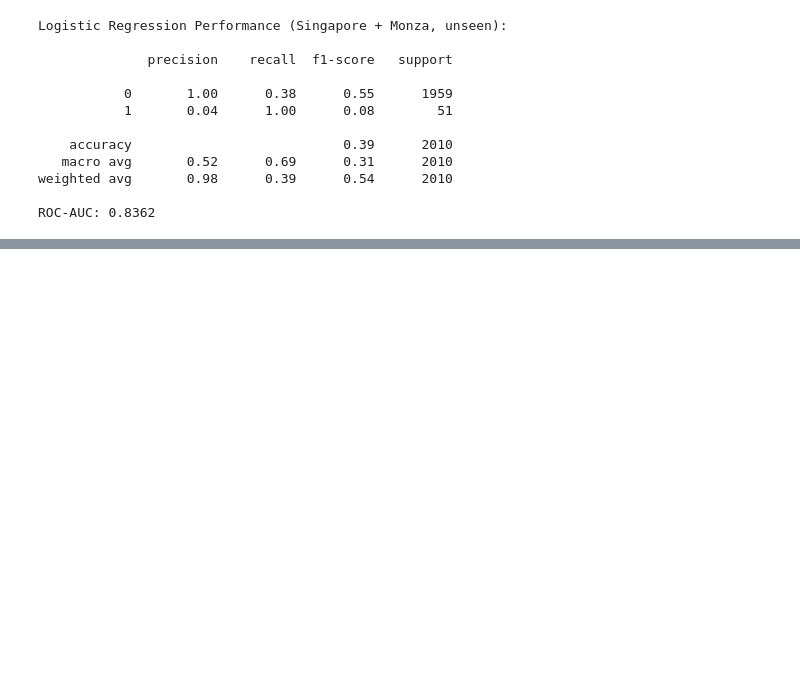
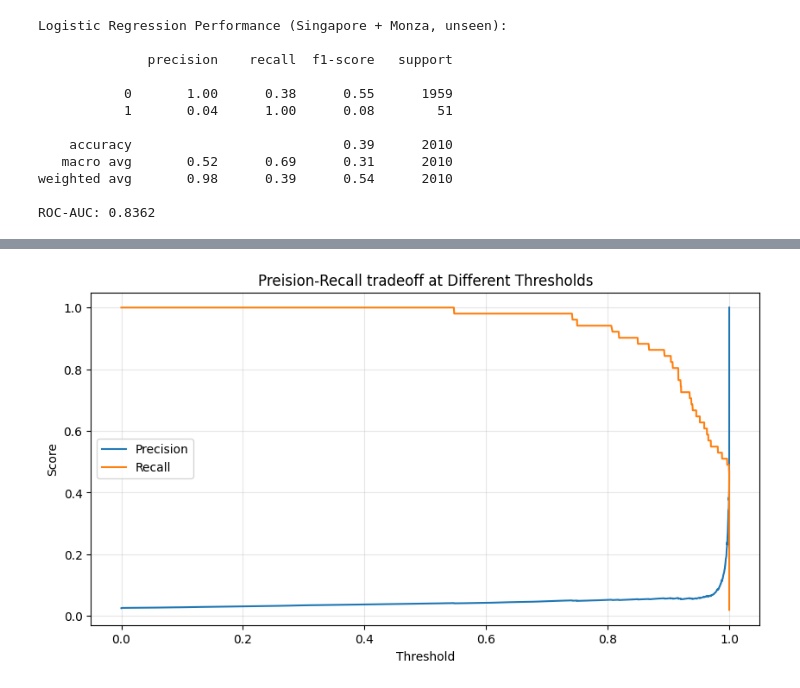
Before and after one commit to the-liyanage/f1-strategy-optimizer, a Jupyter notebook: notebooks/04_logistic_regression.ipynb, the cells around one changed output, grey strips where cells are left out. Cells and saved outputs as stored; diff of their text form; code cells hidden in the pictures; blank space fills up the shorter version.

```diff
--- a/notebooks/04_logistic_regression.ipynb
+++ b/notebooks/04_logistic_regression.ipynb
@@ -153,0 +185,18 @@ ROC-AUC: 0.8362
+# %%
+# Adjusting the decision threshold
+# Instead of using the default 0.5 cutoff, finding something better.
+
+precisions, recalls, thresholds = precision_recall_curve(y_test, y_pred_proba)
+
+# Plot precision and recall against different thresholds
+plt.figure(figsize = (10,5))
+plt.plot(thresholds, precisions[:-1], label = "Precision")
+plt.plot(thresholds, recalls[:-1], label = "Recall")
+plt.xlabel("Threshold")
+plt.ylabel("Score")
+plt.title("Preision-Recall tradeoff at Different Thresholds")
+plt.legend()
+plt.grid(True, alpha = 0.3)
+plt.show()
+# %% [output]
+[figure, added]
```
Also changed, not shown: parts of 11 cells of this notebook.
